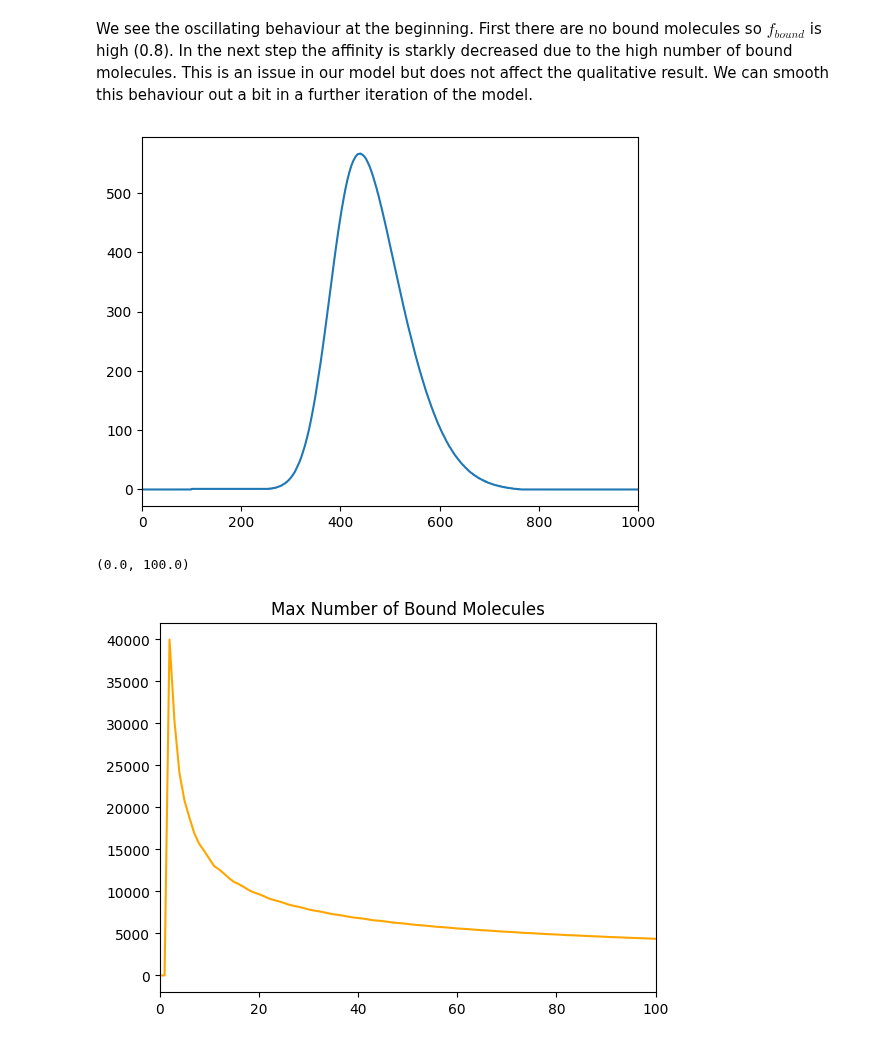
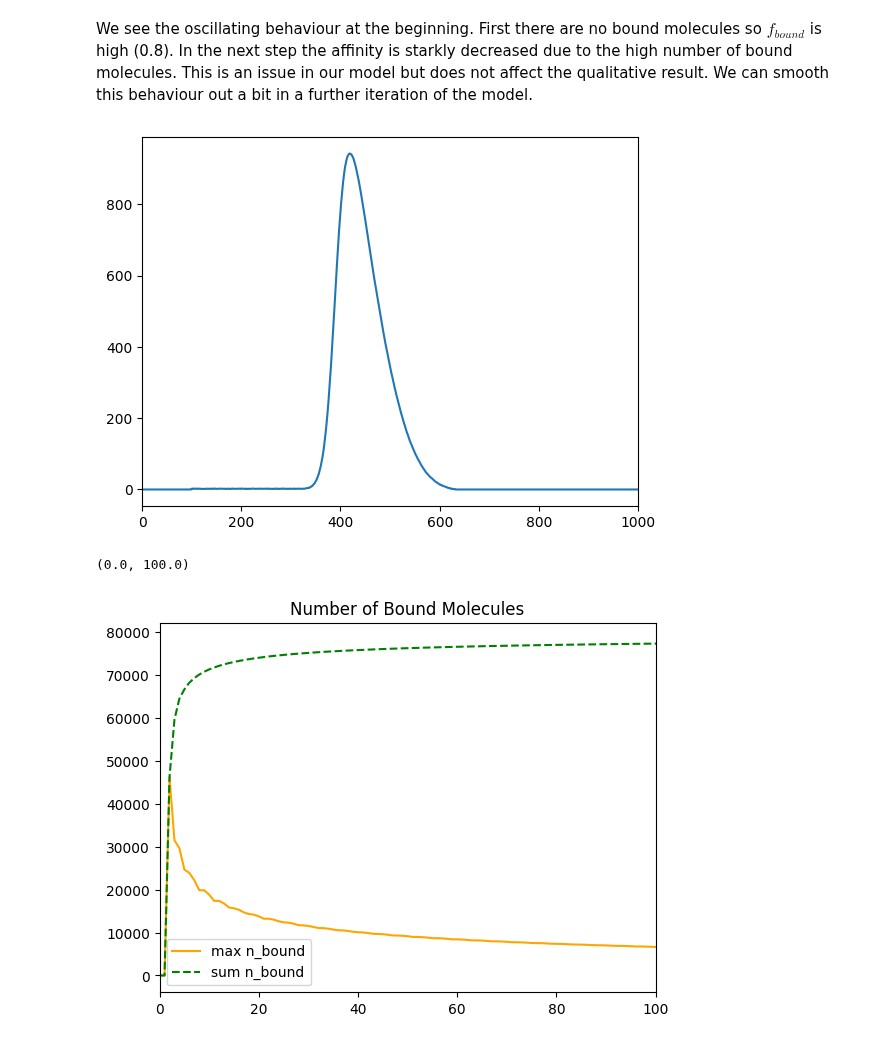
Before and after one commit to micabo/Chromatograpy, a Jupyter notebook: README.ipynb, the cells around one changed output. Saved outputs shown, nothing was run; the diff lists cells and outputs as text; code cells hidden in the pictures.

```diff
--- a/README.ipynb
+++ b/README.ipynb
@@ -191,8 +192,7 @@ K = 4
 
 def frac_bound(n_bound):
     # Reform K to a fractional entity - now also depending on loading
-    k = K * np.exp(-n_bound / 30_000)
-    frac_bound = k / (1 + k)
+    frac_bound = K / (np.exp(n_bound/30_000) + K)
     return frac_bound
 
 # Initial state (zero everywhere)
@@ -205,9 +205,10 @@ sum_bound_molecules = np.zeros(n_steps + 1)
 mobile_phase[n_cells] = n_molecules
 
 for step in range(1, n_steps + 1):
-    # Equilibration
+    # Record some information about the column
     max_bound_molecules[step] = np.max(stationary_phase)
     sum_bound_molecules[step] = np.sum(stationary_phase)
+    # Equilibration
     for cell in range(n_cells):
         n_bound_old = stationary_phase[cell]
         n_tot = n_bound_old + mobile_phase[cell + step]
@@ -252,43 +253,47 @@ n_molecules = 100_000
 K = 4
 
 def frac_bound(n_bound):
     # Reform K to a fractional entity - now also depending on loading
-    k = K * np.exp(-n_bound / 30_000)
-    frac_bound = k / (1 + k)
+    frac_bound = K / (np.exp(n_bound/30_000) + K)
     return frac_bound
 
 # Initial state (zero everywhere)
 stationary_phase = np.zeros(n_cells)
 mobile_phase = np.zeros(n_cells + n_steps)
 max_bound_molecules = np.zeros(n_steps + 1)
+sum_bound_molecules = np.zeros(n_steps + 1)
 
 # Loading of mobile phase in cell just before the stationary phase
 mobile_phase[n_cells] = n_molecules
 
 for step in range(1, n_steps + 1):
+    # Record some information about the column
+    max_bound_molecules[step] = np.max(stationary_phase)
+    sum_bound_molecules[step] = np.sum(stationary_phase)
     # Equilibration
-    max_bound_molecules[step] = np.max(stationary_phase)
     for cell in range(n_cells):
-        n_bound_old = stationary_phase[cell]
-        n_tot = n_bound_old + mobile_phase[cell + step]
-        # Average fraction of bound molecules with previous step
-        n_frac_old = frac_bound(n_bound_old)
-        n_bound_new = np.floor(n_tot * n_frac_old)
-        n_frac_new = frac_bound(n_bound_new)
-        n_bound = (n_bound_old + n_bound_new) / 2
+        n_bound = stationary_phase[cell]
+        n_tot = n_bound + mobile_phase[cell + step]
+        n_bound_new = np.floor(n_tot * frac_bound(n_bound))
+        # Interate on n_bound until consistent (give us some leeway +/- 1 molecule)
+        while abs(n_bound_new - n_bound) > 1:
+            n_bound = (n_bound_new + n_bound) / 2 # introduces some damping
+            n_bound_new = np.floor(n_tot * frac_bound(n_bound))
         n_free = n_tot - n_bound
         stationary_phase[cell] = n_bound
         mobile_phase[cell + step] = n_free
 
 plt.plot(mobile_phase)
 plt.xlim(0, n_steps)
 plt.show()
 
 # Let's also have a look at the maximum number of bound molecules
 plt.plot(max_bound_molecules, color="orange")
-plt.title("Max Number of Bound Molecules")
+plt.plot(sum_bound_molecules, color="green", linestyle="dashed")
+plt.legend(["max n_bound", "sum n_bound"])
+plt.title("Number of Bound Molecules")
 plt.xlim(0, 100)
 # %% [output]
-[figure, old version]
+[figure, new version]
 (0.0, 100.0)
-[figure, old version]
+[figure, new version]
```
Also changed, not shown: parts of 3 cells of this notebook, 4 other files.
